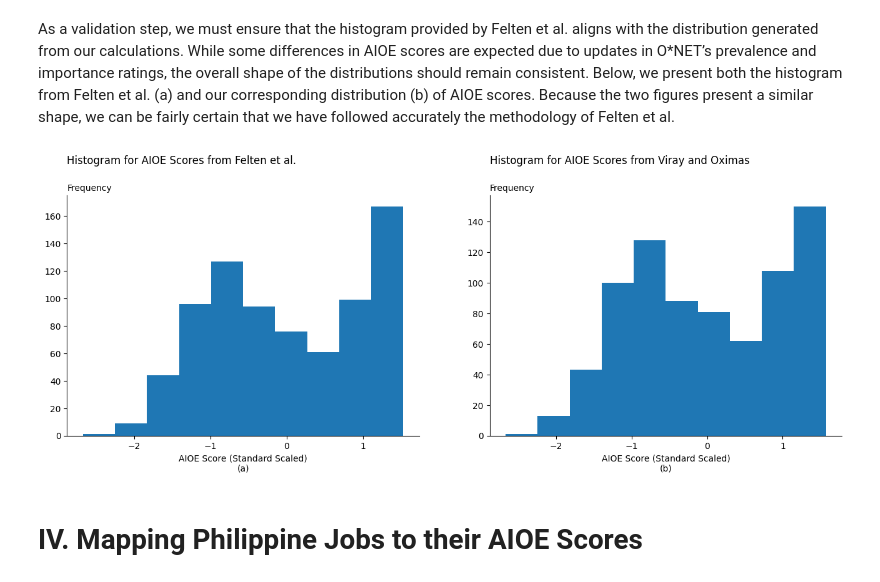
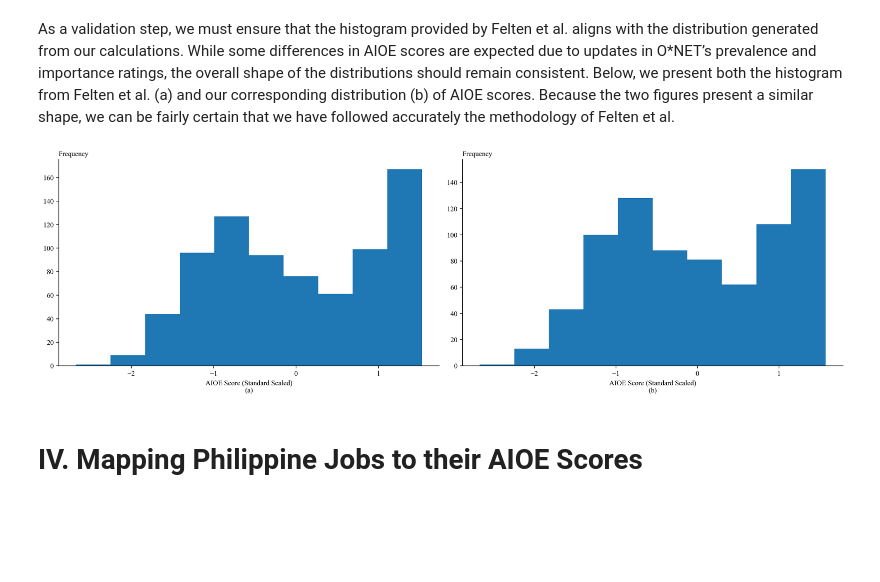
Before and after one commit to BSDSBA-JF/wadwani_intern, a Jupyter notebook: 01_mca_job_list/WorldBank/2_soc_aioe/soc_aioe.ipynb, the cells around one changed output. Drawn from its saved outputs; the diff is of its cells as text; code cells hidden in the pictures; blank space fills up the shorter version.

```diff
--- a/01_mca_job_list/WorldBank/2_soc_aioe/soc_aioe.ipynb
+++ b/01_mca_job_list/WorldBank/2_soc_aioe/soc_aioe.ipynb
@@ -116,27 +116,39 @@ As a validation step, we must ensure that the histogram provided by Felten et al
 # %%
 # Get the aioe scores of felten
 filename = 'data/AIOE_DataAppendix.xlsx'
 aioe_felten = pd.read_excel(filename, sheet_name=1, index_col=0)['AIOE']
+
+# Set global style to serif (Times New Roman-like)
+plt.rcParams.update({
+    "font.family": "serif",
+    "font.serif": ["Times New Roman", "Times", "DejaVu Serif"],
+    "figure.dpi": 300,       # controls resolution in notebook
+    "savefig.dpi": 300,      # controls resolution when saving
+})
 
 fig, ax = plt.subplots(1, 2, figsize=(16, 5))
 
 # Plot Felten
 ax[0].hist(aioe_felten)
 ax[0].set_xlabel('AIOE Score (Standard Scaled)\n(a)')
-ax[0].set_title('Histogram for AIOE Scores from Felten et al.\n\n', loc='left')
+#ax[0].set_title('Histogram for AIOE Scores from Felten et al.\n\n', loc='left')
 
 # Plot Wadhwani
 ax[1].hist(aioe_wadhwani['AIOE'])
 ax[1].set_xlabel('AIOE Score (Standard Scaled)\n(b)')
-ax[1].set_title('Histogram for AIOE Scores from Viray and Oximas\n\n', loc='left')
+#ax[1].set_title('Histogram for AIOE Scores from Viray and Oximas\n\n', loc='left')
 
 for axi in ax:
     axi.spines['top'].set_visible(False)
     axi.spines['right'].set_visible(False)
     axi.set_ylabel('Frequency', rotation=0, ha='left')
     axi.yaxis.set_label_coords(0, 1.01)
+
+plt.tight_layout()
+plt.savefig('../figures/histograms_aioe.png', dpi=300, bbox_inches='tight')
+plt.show()
 # %% [output]
-[figure, old version]
+[figure, new version]
 # %% [markdown]
 # IV. Mapping Philippine Jobs to their AIOE Scores
 # %% [markdown]
```
Also changed, not shown: 32 other files.
